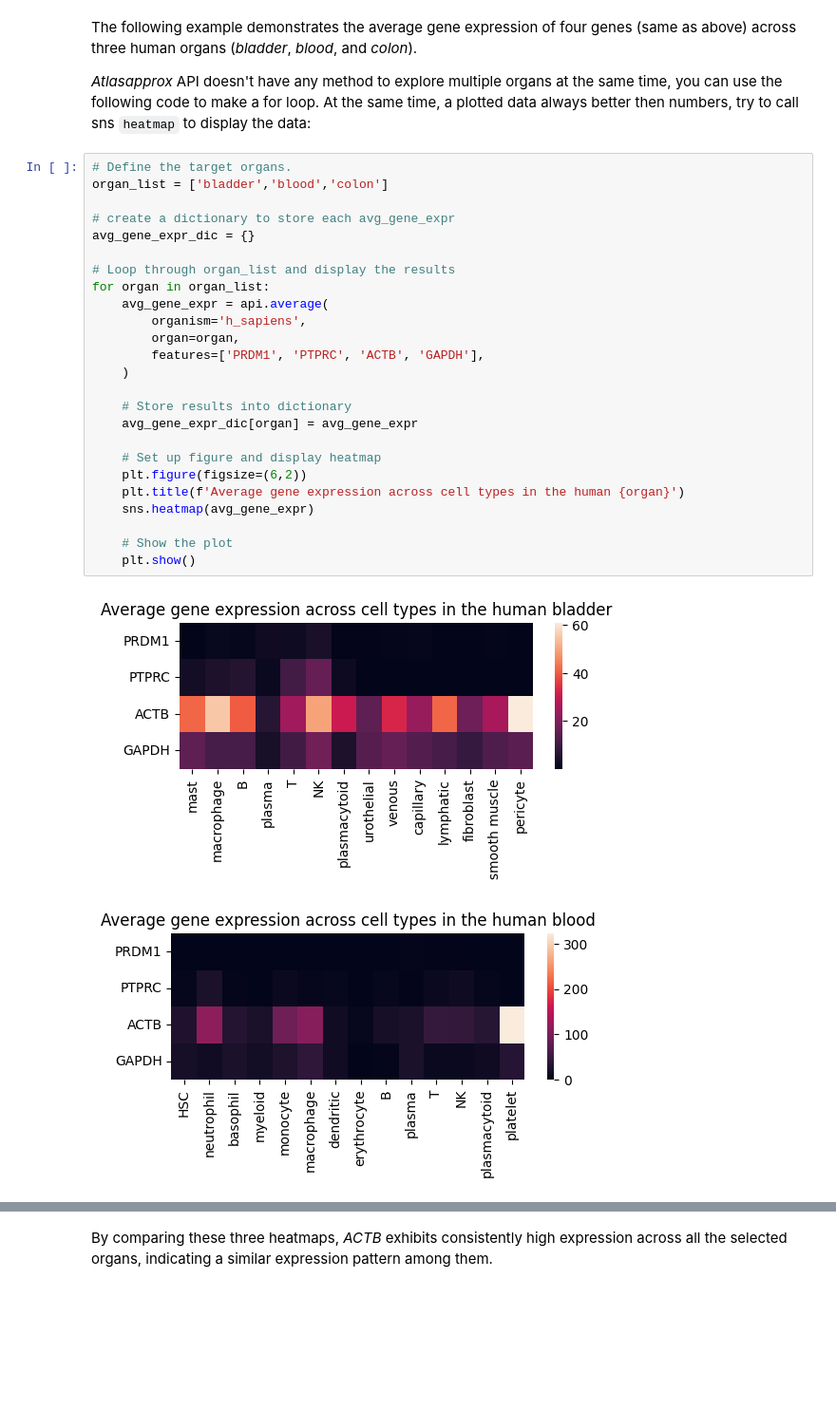
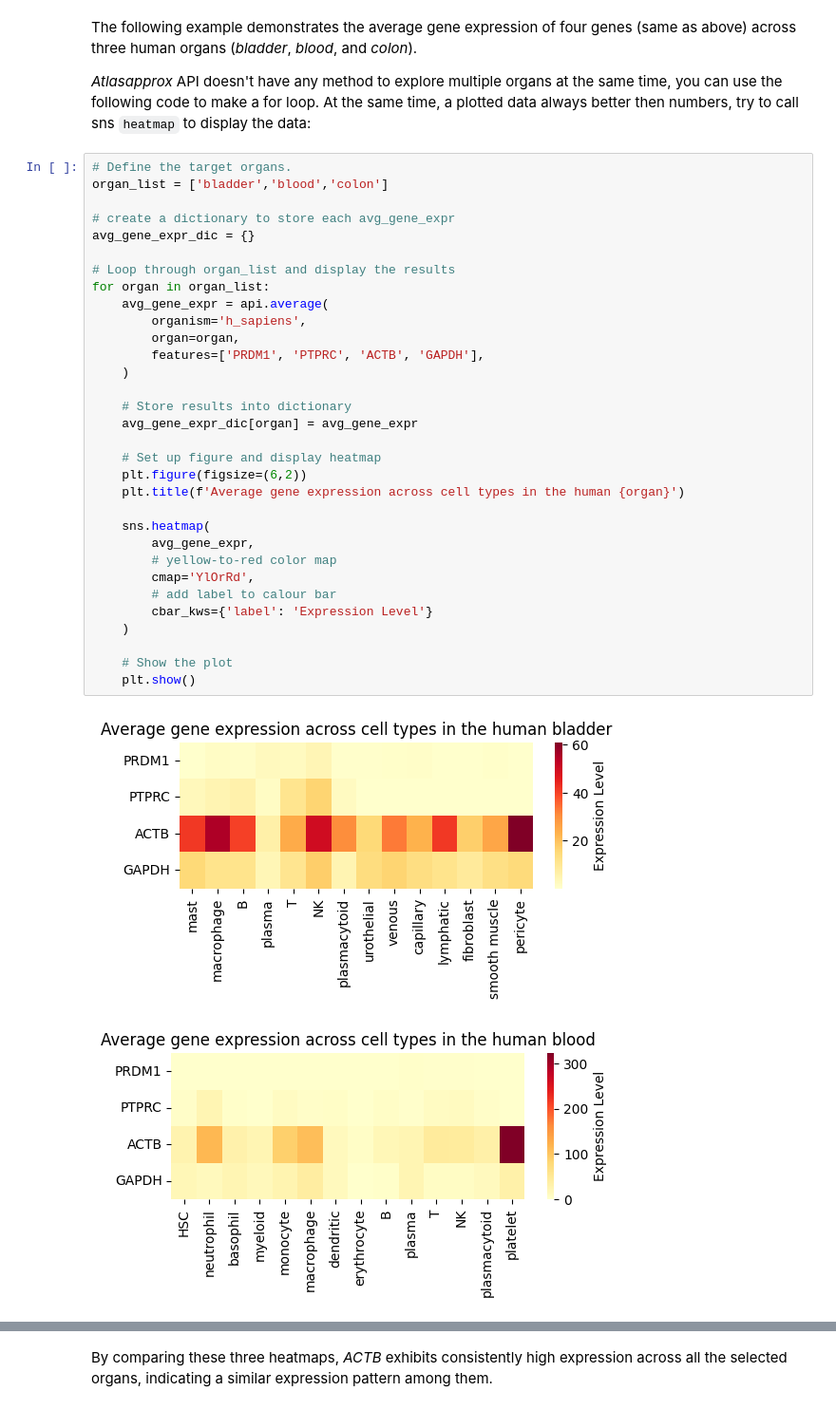
Before and after one commit to Amber-Xu914/atlasapprox_api_tutorials, a Jupyter notebook: python/explore_average_expression.ipynb, the cells around one changed output, grey strips where cells are left out. Shown at 95% size. Saved outputs shown, nothing was run; the diff lists cells and outputs as text; blank space fills up the shorter version.

```diff
--- a/python/explore_average_expression.ipynb
+++ b/python/explore_average_expression.ipynb
@@ -102,28 +103,35 @@ The following example demonstrates the average gene expression of four genes (sa
 # %%
 # Define the target organs.
 organ_list = ['bladder','blood','colon']
 
 # create a dictionary to store each avg_gene_expr
 avg_gene_expr_dic = {}
 
 # Loop through organ_list and display the results
 for organ in organ_list:
     avg_gene_expr = api.average(
         organism='h_sapiens',
         organ=organ,
         features=['PRDM1', 'PTPRC', 'ACTB', 'GAPDH'],
     )
 
     # Store results into dictionary
     avg_gene_expr_dic[organ] = avg_gene_expr
 
     # Set up figure and display heatmap
     plt.figure(figsize=(6,2))
     plt.title(f'Average gene expression across cell types in the human {organ}')
-    sns.heatmap(avg_gene_expr)
+
+    sns.heatmap(
+        avg_gene_expr,
+        # yellow-to-red color map
+        cmap='YlOrRd',
+        # add label to calour bar
+        cbar_kws={'label': 'Expression Level'}
+    )
 
     # Show the plot
     plt.show()
 # %% [output]
-[figure, old version]
+[figure, new version]
-[figure, old version]
+[figure, new version]
```
Also changed, not shown: parts of 16 cells of this notebook.
